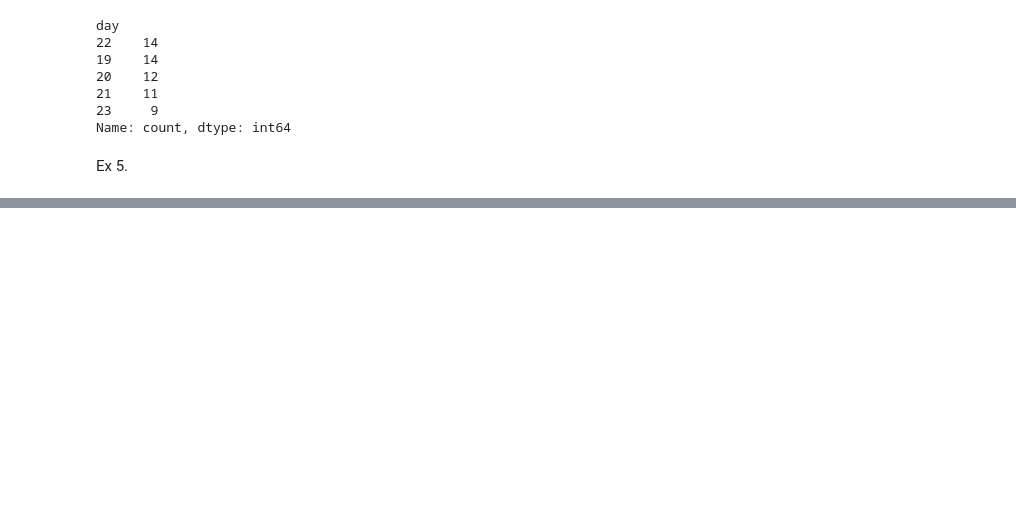
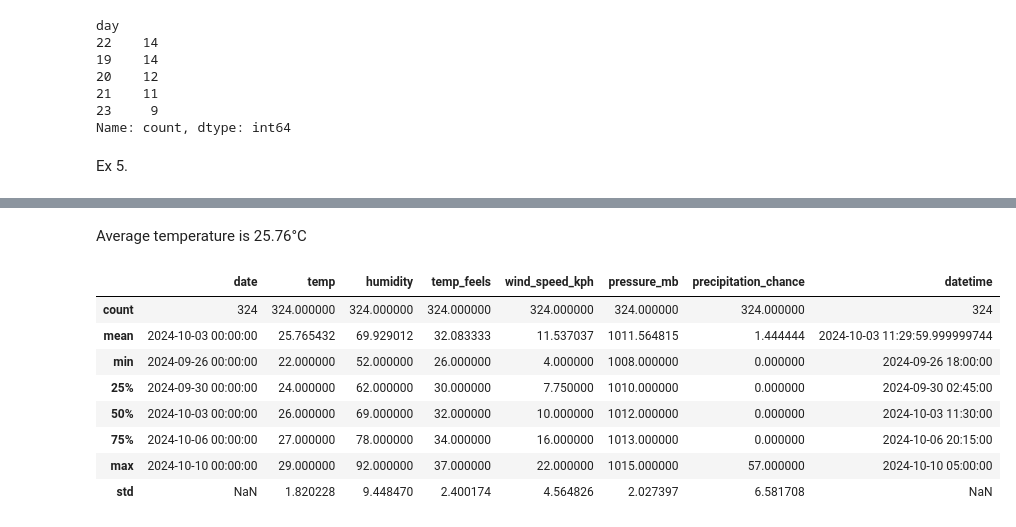
Before and after one commit to VladGrinDA/DI_Bootcamp, a Jupyter notebook: Week7/Day2/ExerciseXP/exXP.ipynb, the cells around one changed output, grey strips where cells are left out. Cells and saved outputs as stored; diff of their text form; code cells hidden in the pictures; blank space fills up the shorter version.

```diff
--- a/Week7/Day2/ExerciseXP/exXP.ipynb
+++ b/Week7/Day2/ExerciseXP/exXP.ipynb
@@ -290,0 +306,2 @@ Ex 5.
+# %%
+day_selector = driver.find_element(By.CSS_SELECTOR, 'ol.wr-day-carousel__list').find_elements(By.CSS_SELECTOR, 'li.wr-day')
@@ -290,0 +368,5 @@ Ex 5.
+# %%
+import pandas as pd
+
+df = pd.DataFrame(ts_data)
+df.head()
@@ -290,0 +401,13 @@ Ex 5.
+# %%
+df['temp'] = df.temp.str.replace('°', '').astype(int)
+df['temp_feels'] = df.temp_feels.str.replace('°', '').astype(int)
+df['wind_speed_kph'] = df.wind_speed.str.replace(r' km/h', '').astype(int)
+df['pressure_mb'] = df.pressure.str.replace(' mb', '').astype(int)
+df['humidity'] = df.humidity.str.replace('%', '').astype(int)
+df['precipitation_chance'] = df.precipitation.str.replace('%', '').astype(int)
+
+df.drop(columns=['precipitation', 'pressure', 'wind_speed'], inplace=True)
+# %%
+df['datetime'] = pd.to_datetime(df['date'] + ' ' + df['time'])
+df['date'] = pd.to_datetime(df['date'])
+df.info()
@@ -290,0 +434,14 @@ Ex 5.
+# %% [markdown]
+Average temperature is 25.76°C
+# %%
+df.describe()
+# %% [output]
+|  | date | temp | humidity | temp_feels | wind_speed_kph | pressure_mb | precipitation_chance | datetime |
+| count | 324 | 324.000000 | 324.000000 | 324.000000 | 324.000000 | 324.000000 | 324.000000 | 324 |
+| mean | 2024-10-03 00:00:00 | 25.765432 | 69.929012 | 32.083333 | 11.537037 | 1011.564815 | 1.444444 | 2024-10-03 11:29:59.999999744 |
+| min | 2024-09-26 00:00:00 | 22.000000 | 52.000000 | 26.000000 | 4.000000 | 1008.000000 | 0.000000 | 2024-09-26 18:00:00 |
+| 25% | 2024-09-30 00:00:00 | 24.000000 | 62.000000 | 30.000000 | 7.750000 | 1010.000000 | 0.000000 | 2024-09-30 02:45:00 |
+| 50% | 2024-10-03 00:00:00 | 26.000000 | 69.000000 | 32.000000 | 10.000000 | 1012.000000 | 0.000000 | 2024-10-03 11:30:00 |
+| 75% | 2024-10-06 00:00:00 | 27.000000 | 78.000000 | 34.000000 | 16.000000 | 1013.000000 | 0.000000 | 2024-10-06 20:15:00 |
+| max | 2024-10-10 00:00:00 | 29.000000 | 92.000000 | 37.000000 | 22.000000 | 1015.000000 | 57.000000 | 2024-10-10 05:00:00 |
+| std | NaN | 1.820228 | 9.448470 | 2.400174 | 4.564826 | 2.027397 | 6.581708 | NaN |
```
Also changed, not shown: parts of 8 cells of this notebook, 2 other files.
